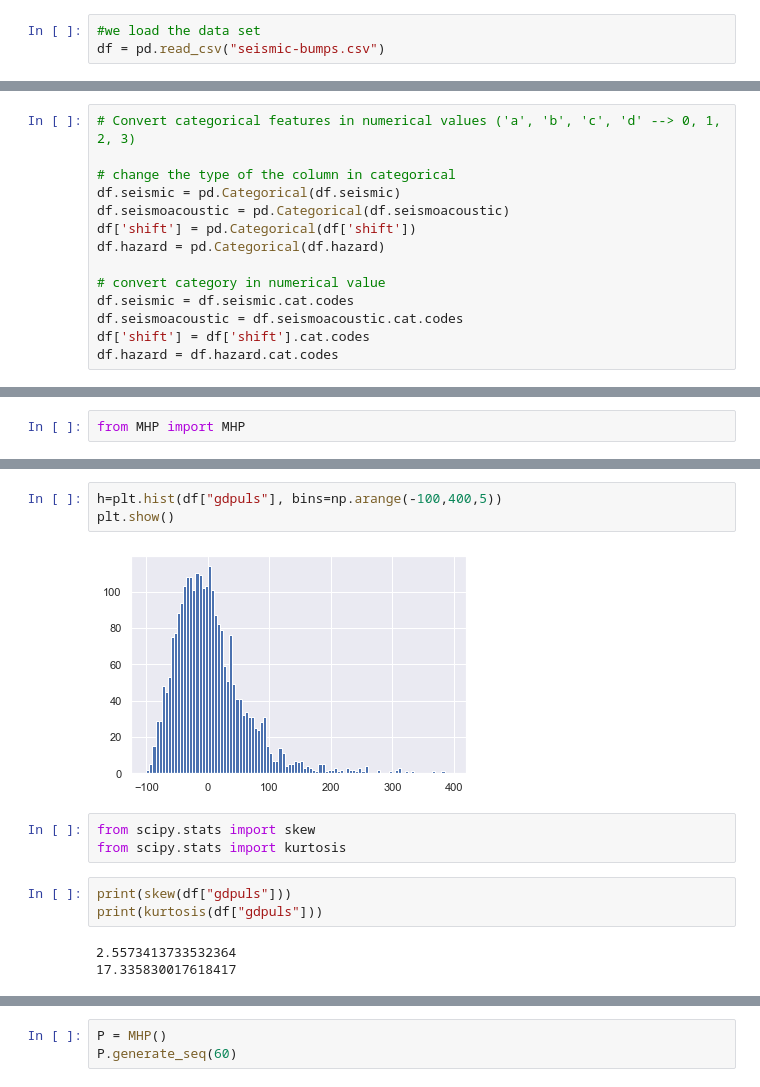
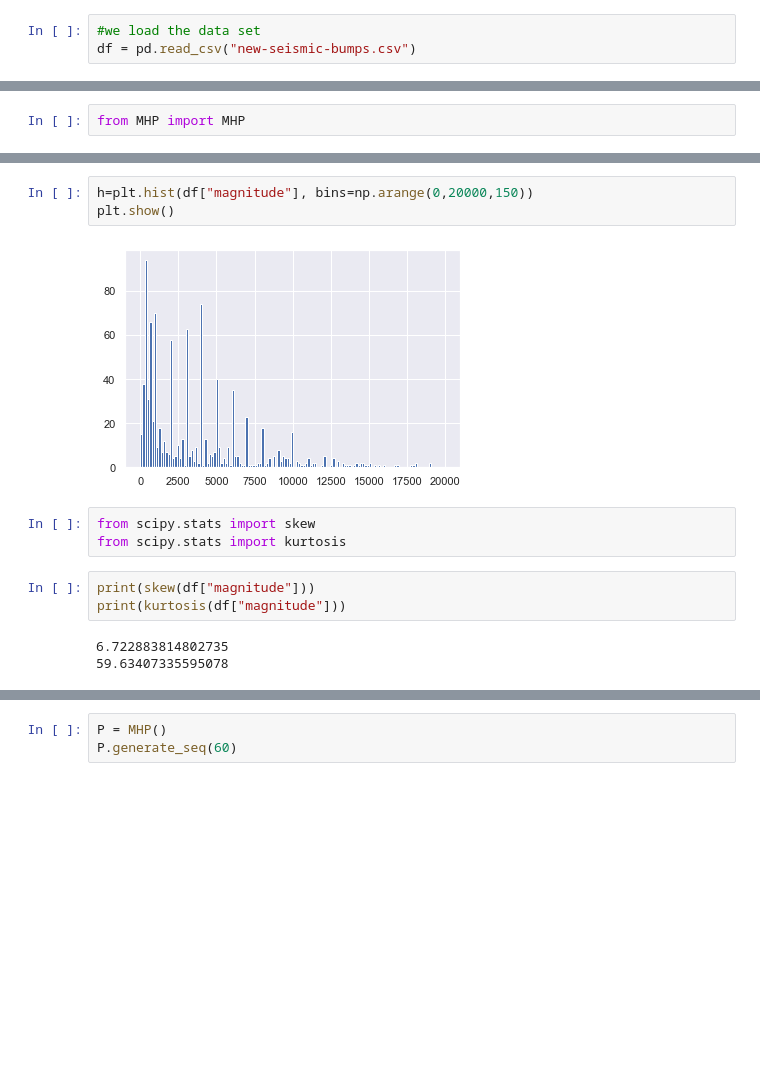
Before and after one commit to ghego98/sistemi-complessi, a Jupyter notebook: data_analysis.ipynb, the cells around one changed output, grey strips where cells are left out. Drawn from its saved outputs; the diff is of its cells as text; blank space fills up the shorter version.

```diff
--- a/data_analysis.ipynb
+++ b/data_analysis.ipynb
@@ -11,7 +11,7 @@ import scipy.stats
 import statistics
 # %%
 #we load the data set
-df = pd.read_csv("seismic-bumps.csv")
+df = pd.read_csv("new-seismic-bumps.csv")
 # %%
 #We show the dataset
 df
@@ -41,14 +31,0 @@ Index(['seismic', 'seismoacoustic', 'shift', 'genergy', 'gpuls', 'gdenergy',
-# %%
-# Convert categorical features in numerical values ('a', 'b', 'c', 'd' --> 0, 1, 2, 3)
-
-# change the type of the column in categorical
-df.seismic = pd.Categorical(df.seismic)
-df.seismoacoustic = pd.Categorical(df.seismoacoustic)
-df['shift'] = pd.Categorical(df['shift'])
-df.hazard = pd.Categorical(df.hazard)
-
-# convert category in numerical value
-df.seismic = df.seismic.cat.codes
-df.seismoacoustic = df.seismoacoustic.cat.codes
-df['shift'] = df['shift'].cat.codes
-df.hazard = df.hazard.cat.codes
@@ -122,14 +43,14 @@ plt.show()
 # %%
-h=plt.hist(df["gdpuls"], bins=np.arange(-100,400,5))
+h=plt.hist(df["magnitude"], bins=np.arange(0,20000,150))
 plt.show()
 # %% [output]
-[figure, old version]
+[figure, new version]
 # %%
 from scipy.stats import skew
 from scipy.stats import kurtosis
 # %%
-print(skew(df["gdpuls"]))
-print(kurtosis(df["gdpuls"]))
+print(skew(df["magnitude"]))
+print(kurtosis(df["magnitude"]))
 # %% [output]
-2.5573413733532364
-17.335830017618417
+6.722883814802735
+59.63407335595078
```
Also changed, not shown: parts of 26 cells of this notebook.
